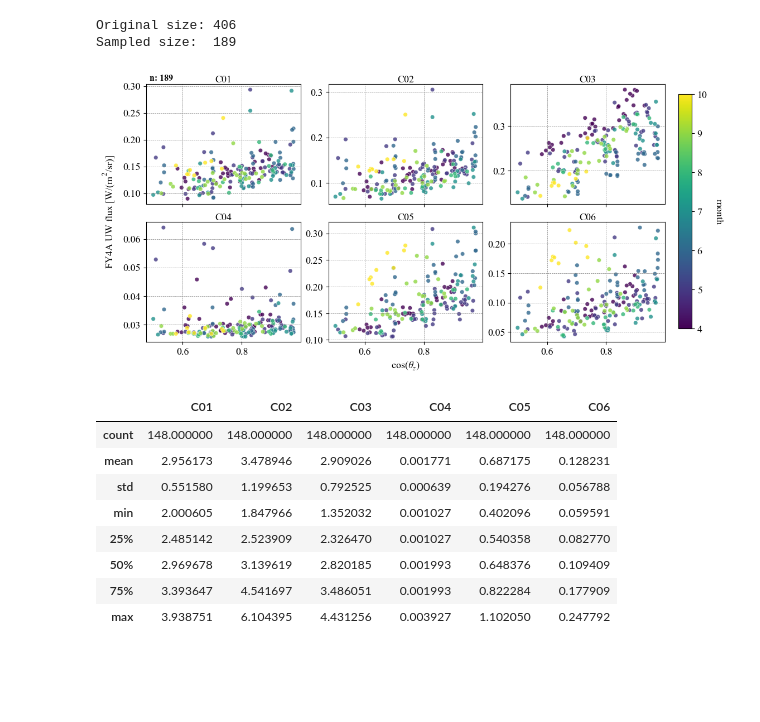
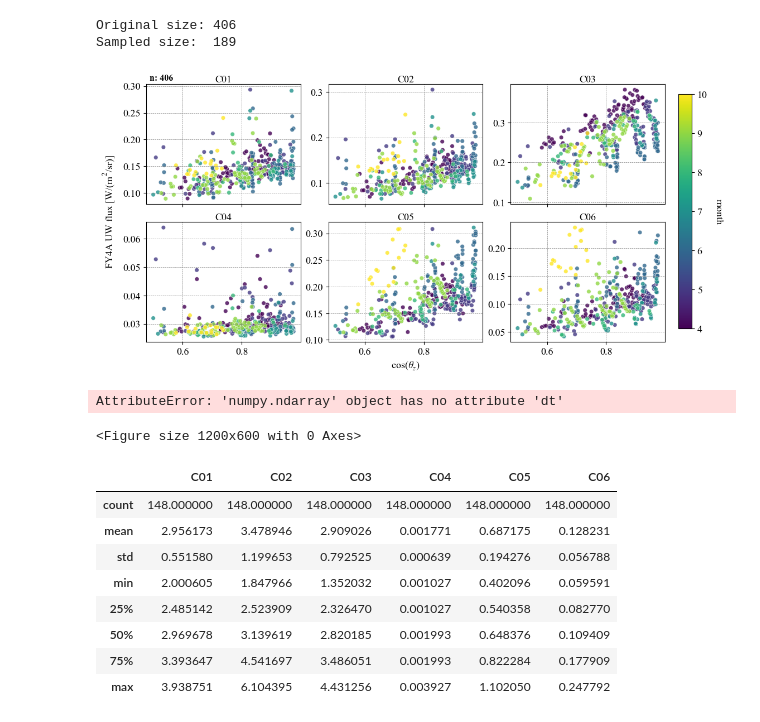
Before and after one commit to andy1smith/FY4A_SWCOD, a Jupyter notebook: half_year_satellite_clearday_analysis.ipynb, the cells around one changed output. Cells and saved outputs as stored; diff of their text form; code cells hidden in the pictures; blank space fills up the shorter version.

```diff
--- a/half_year_satellite_clearday_analysis.ipynb
+++ b/half_year_satellite_clearday_analysis.ipynb
@@ -581,17 +567,29 @@ def plot_zen_uw(site_zen, Rc_rtm_df, channels, VAR, CODfromWhom, dt_index):
     figname = './FY4A_validation/clearsky/' + f'UW_6ch_clearsky_{CODfromWhom}_{VAR}_sample.png'
     fig.savefig(figname, dpi=600, bbox_inches='tight')
     plt.show()
+# %%
+plot_zen_uw(site_zen=df_combined['Sun_Zen'],
+            Rc_rtm_df=df_combined,
+            channels=['C01', 'C02', 'C03', 'C04', 'C05', 'C06'],
+            VAR='month',
+            CODfromWhom='FY4A',
+            dt_index = df_combined['Time']
+            #dt_index=sampled_df['Time'],  # <--- Pass the index here
+            )
+# %% [output]
+[figure, added]
 # %%
 plot_zen_uw(site_zen=sampled_df['Sun_Zen'],
             Rc_rtm_df=sampled_df,
             channels=['C01', 'C02', 'C03', 'C04', 'C05', 'C06'],
             VAR='month',
             CODfromWhom='FY4A',
-            #dt_index = df_combined[''].values,
-            dt_index=sampled_df['Time'],  # <--- Pass the index here
+            dt_index = df_combined['Time'].values,
+            #dt_index=sampled_df['Time'],  # <--- Pass the index here
             )
 # %% [output]
-[figure, removed]
+AttributeError: 'numpy.ndarray' object has no attribute 'dt'
+<Figure size 1200x600 with 0 Axes>
 # %%
 # Define the mapping: {'Old Name': 'New Name'}
 rename_map = {
```
Also changed, not shown: parts of 9 cells of this notebook, 12 other files.
